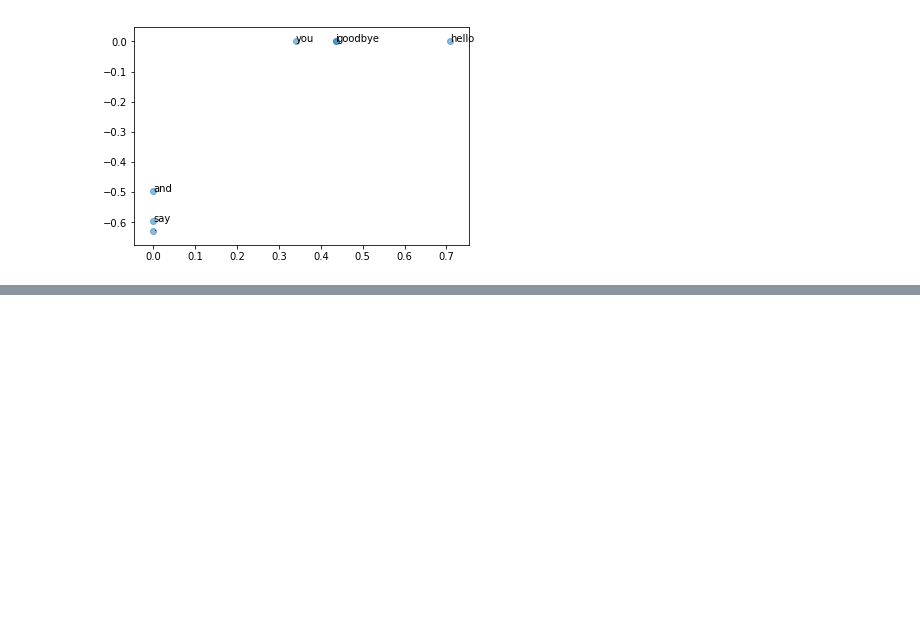
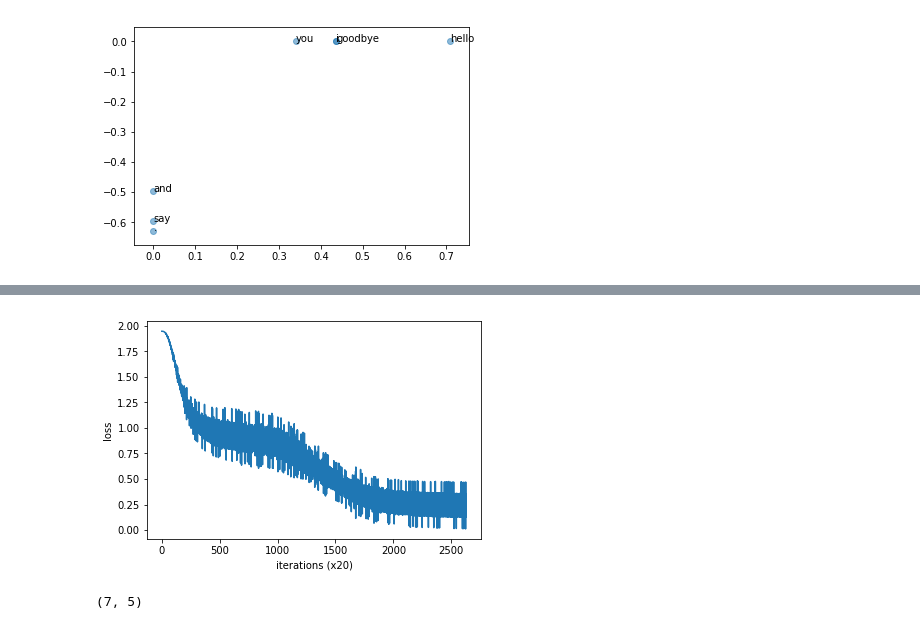
Before and after one commit to ywchiu/obanktm, a Jupyter notebook: Demo20190812.ipynb, the cells around one changed output, grey strips where cells are left out. Drawn from its saved outputs; the diff is of its cells as text; code cells hidden in the pictures; blank space fills up the shorter version.

```diff
--- a/Demo20190812.ipynb
+++ b/Demo20190812.ipynb
@@ -242,0 +656,2 @@ Populating the interactive namespace from numpy and matplotlib
+# %%
+optimizer = Adam()
@@ -242,0 +670,28 @@ Populating the interactive namespace from numpy and matplotlib
+# %%
+def remove_duplicate(params, grads):
+    params, grads = params[:], grads[:]  # copy list
+
+    while True:
+        find_flg = False
+        L = len(params)
+
+        for i in range(0, L - 1):
+            for j in range(i + 1, L):
+                if params[i] is params[j]:
+                    grads[i] += grads[j]
+                    find_flg = True
+                    params.pop(j)
+                    grads.pop(j)
+                elif params[i].ndim == 2 and params[j].ndim == 2 and \
+                     params[i].T.shape == params[j].shape and np.all(params[i].T == params[j]):
+                    grads[i] += grads[j].T
+                    find_flg = True
+                    params.pop(j)
+                    grads.pop(j)
+
+                if find_flg: break
+            if find_flg: break
+
+        if not find_flg: break
+
+    return params, grads
@@ -242,0 +754,2 @@ Populating the interactive namespace from numpy and matplotlib
+# %%
+trainer = Trainer(model, optimizer)
@@ -242,0 +767,5 @@ Populating the interactive namespace from numpy and matplotlib
+# %%
+window_size = 1
+batch_size = 3
+max_epoch = 10
+trainer.fit(contexts, target, max_epoch, batch_size)
@@ -242,0 +783,9 @@ Populating the interactive namespace from numpy and matplotlib
+# %%
+
+trainer.plot()
+# %% [output]
+[figure, added]
+# %%
+model.word_vecs.shape
+# %% [output]
+(7, 5)
```
Also changed, not shown: parts of 39 cells of this notebook.
